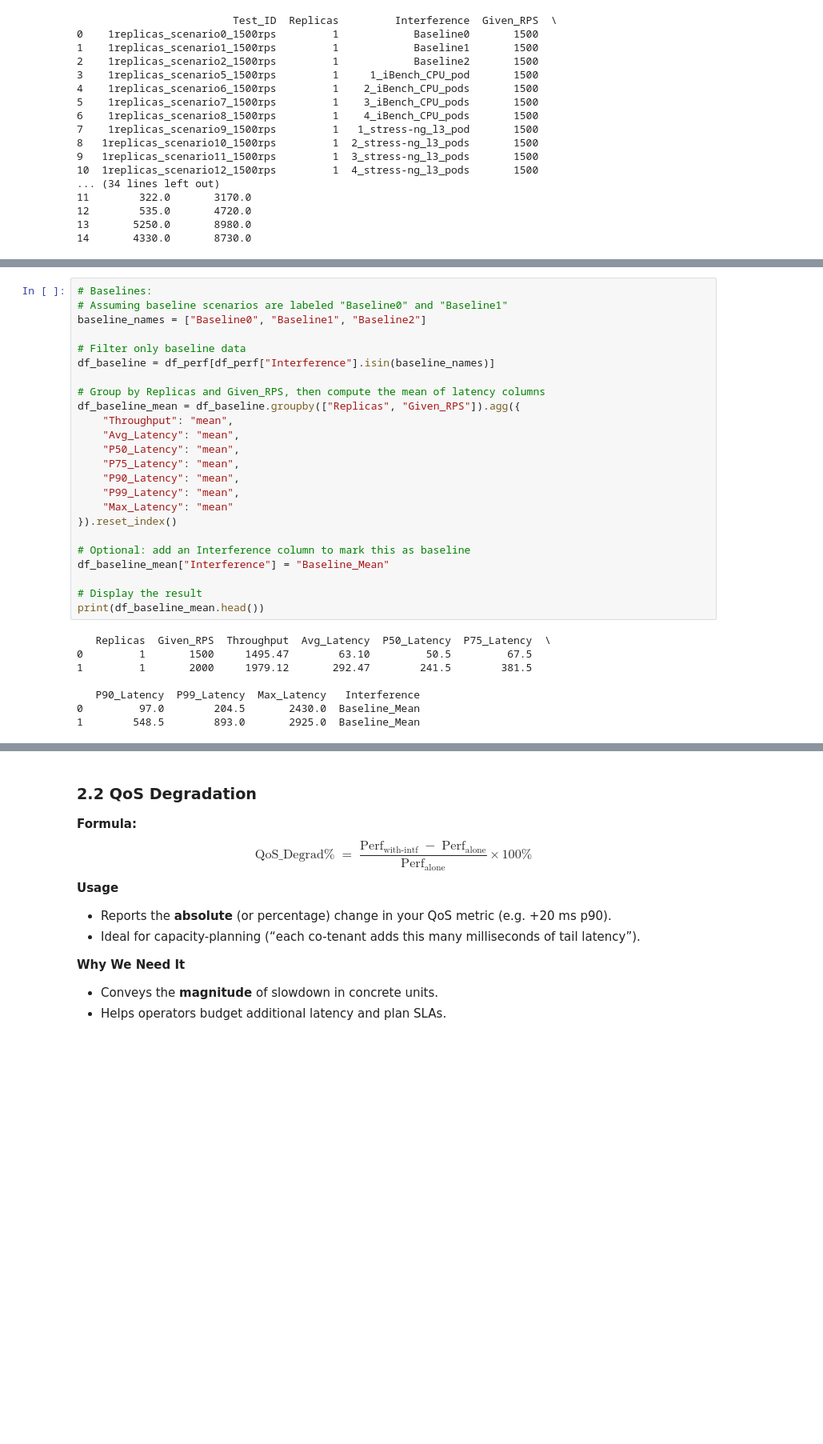
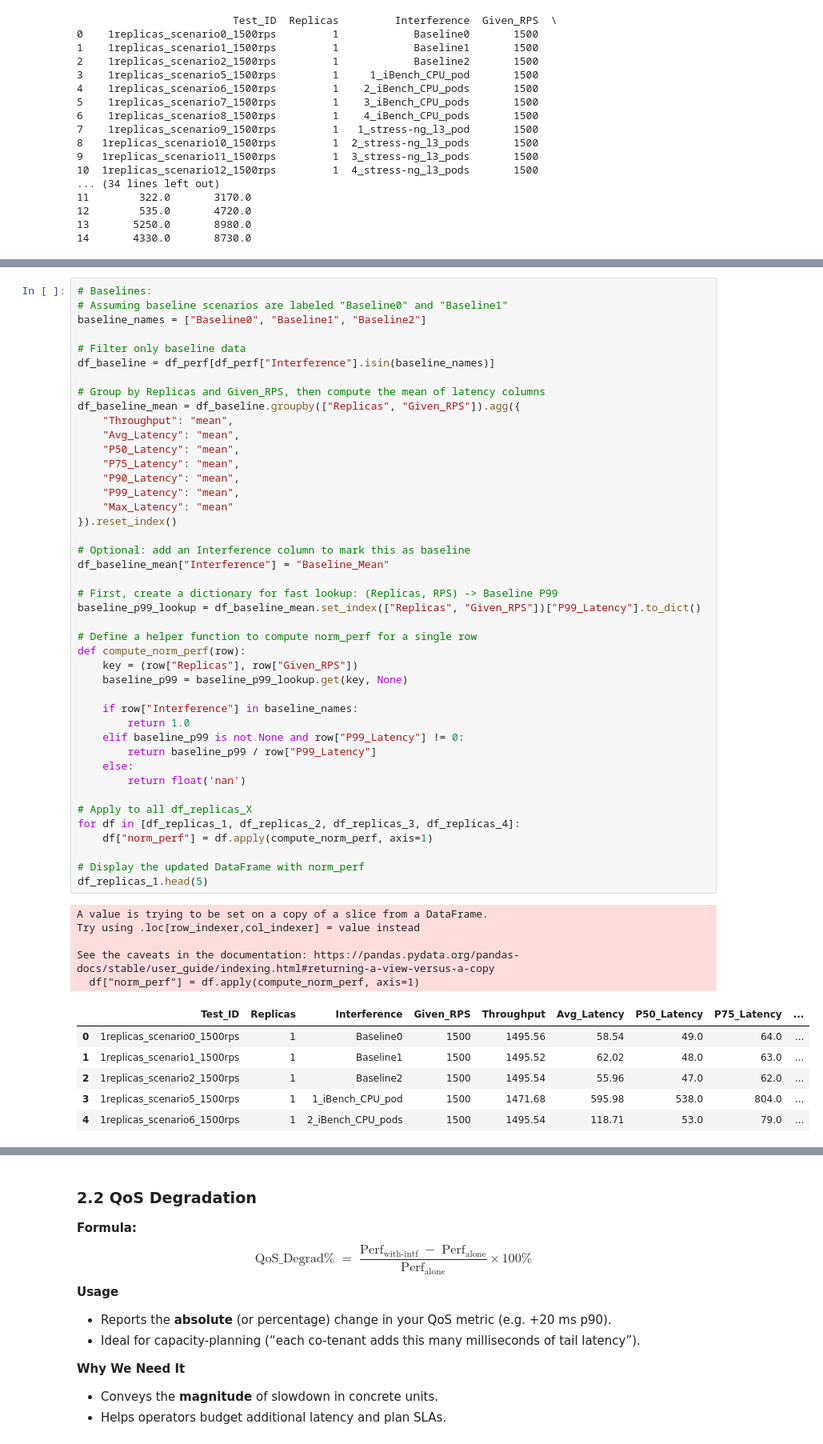
Before and after one commit to georgakopoulosgeo/Interference_Thesis_NTUA, a Jupyter notebook: profiling/slowdown_predictor.ipynb, the cells around one changed output, grey strips where cells are left out. Shown at 80% size. Drawn from its saved outputs; the diff is of its cells as text; blank space fills up the shorter version.

```diff
--- a/profiling/slowdown_predictor.ipynb
+++ b/profiling/slowdown_predictor.ipynb
@@ -463,32 +359,55 @@ plt.show()
 # %%
 # Baselines:
 # Assuming baseline scenarios are labeled "Baseline0" and "Baseline1"
 baseline_names = ["Baseline0", "Baseline1", "Baseline2"]
 
 # Filter only baseline data
 df_baseline = df_perf[df_perf["Interference"].isin(baseline_names)]
 
 # Group by Replicas and Given_RPS, then compute the mean of latency columns
 df_baseline_mean = df_baseline.groupby(["Replicas", "Given_RPS"]).agg({
     "Throughput": "mean",
     "Avg_Latency": "mean",
     "P50_Latency": "mean",
     "P75_Latency": "mean",
     "P90_Latency": "mean",
     "P99_Latency": "mean",
     "Max_Latency": "mean"
 }).reset_index()
 
 # Optional: add an Interference column to mark this as baseline
 df_baseline_mean["Interference"] = "Baseline_Mean"
 
-# Display the result
-print(df_baseline_mean.head())
+# First, create a dictionary for fast lookup: (Replicas, RPS) -> Baseline P99
+baseline_p99_lookup = df_baseline_mean.set_index(["Replicas", "Given_RPS"])["P99_Latency"].to_dict()
+
+# Define a helper function to compute norm_perf for a single row
+def compute_norm_perf(row):
+    key = (row["Replicas"], row["Given_RPS"])
+    baseline_p99 = baseline_p99_lookup.get(key, None)
+
+    if row["Interference"] in baseline_names:
+        return 1.0
+    elif baseline_p99 is not None and row["P99_Latency"] != 0:
+        return baseline_p99 / row["P99_Latency"]
+    else:
+        return float('nan')
+
+# Apply to all df_replicas_X
+for df in [df_replicas_1, df_replicas_2, df_replicas_3, df_replicas_4]:
+    df["norm_perf"] = df.apply(compute_norm_perf, axis=1)
+
+# Display the updated DataFrame with norm_perf
+df_replicas_1.head(5)
 # %% [output]
-   Replicas  Given_RPS  Throughput  Avg_Latency  P50_Latency  P75_Latency  \
-0         1       1500     1495.47        63.10         50.5         67.5
-1         1       2000     1979.12       292.47        241.5        381.5
+A value is trying to be set on a copy of a slice from a DataFrame.
+Try using .loc[row_indexer,col_indexer] = value instead
 
-   P90_Latency  P99_Latency  Max_Latency   Interference
-0         97.0        204.5       2430.0  Baseline_Mean
-1        548.5        893.0       2925.0  Baseline_Mean
+See the caveats in the documentation: https://pandas.pydata.org/pandas-docs/stable/user_guide/indexing.html#returning-a-view-versus-a-copy
+  df["norm_perf"] = df.apply(compute_norm_perf, axis=1)
+|  | Test_ID | Replicas | Interference | Given_RPS | Throughput | Avg_Latency | P50_Latency | P75_Latency | ... |
+| 0 | 1replicas_scenario0_1500rps | 1 | Baseline0 | 1500 | 1495.56 | 58.54 | 49.0 | 64.0 | ... |
+| 1 | 1replicas_scenario1_1500rps | 1 | Baseline1 | 1500 | 1495.52 | 62.02 | 48.0 | 63.0 | ... |
+| 2 | 1replicas_scenario2_1500rps | 1 | Baseline2 | 1500 | 1495.54 | 55.96 | 47.0 | 62.0 | ... |
+| 3 | 1replicas_scenario5_1500rps | 1 | 1_iBench_CPU_pod | 1500 | 1471.68 | 595.98 | 538.0 | 804.0 | ... |
+| 4 | 1replicas_scenario6_1500rps | 1 | 2_iBench_CPU_pods | 1500 | 1495.54 | 118.71 | 53.0 | 79.0 | ... |
```
Also changed, not shown: parts of 4 cells of this notebook, 2 other files.
